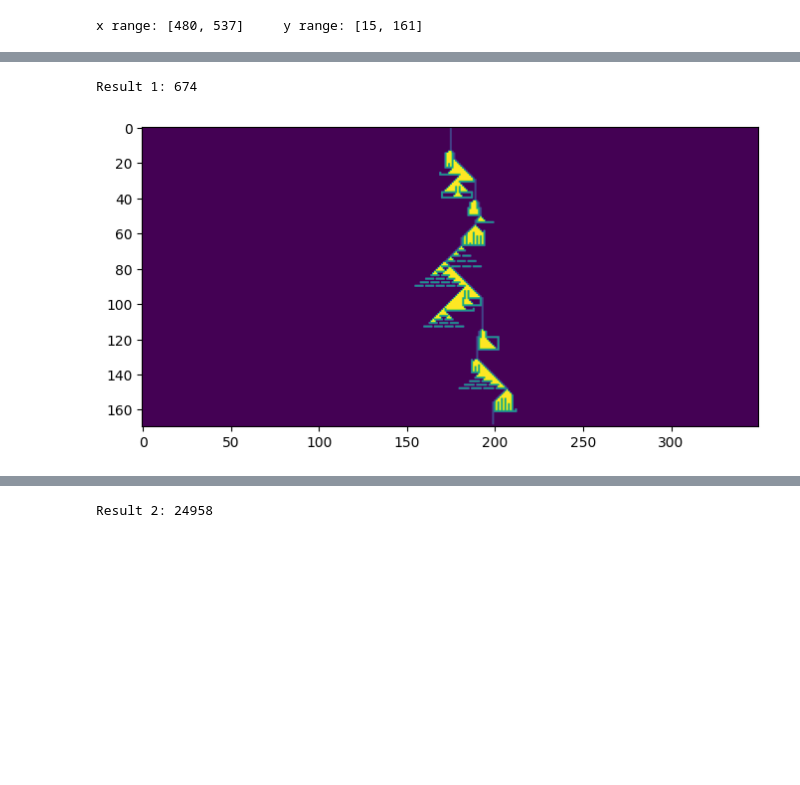
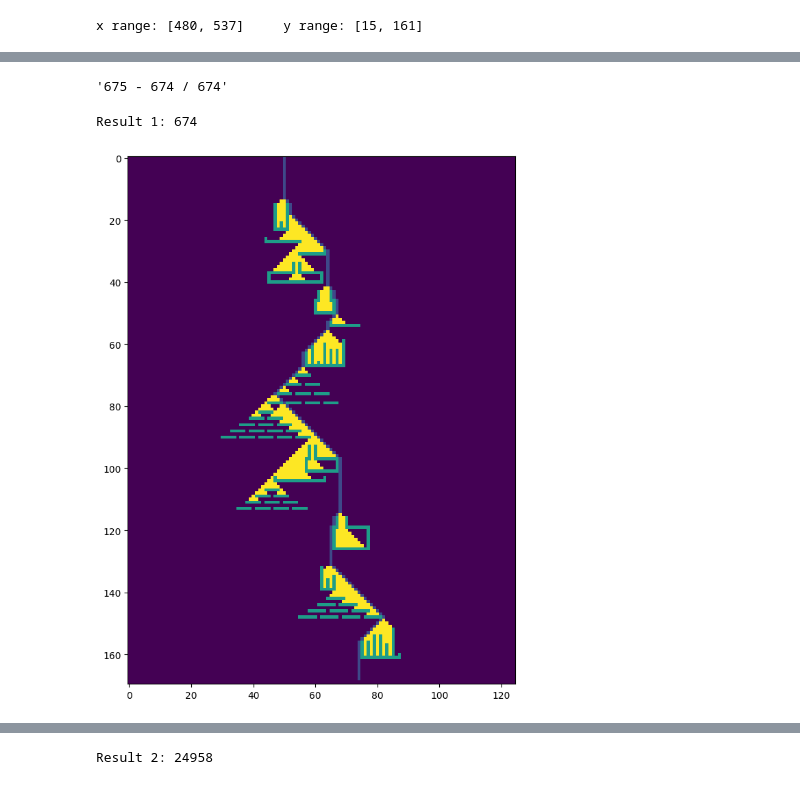
Before and after one commit to enricd/AdventOfCode, a Jupyter notebook: y_2022/day14.ipynb, the cells around one changed output, grey strips where cells are left out. Cells and saved outputs as stored; diff of their text form; code cells hidden in the pictures; blank space fills up the shorter version.

```diff
--- a/y_2022/day14.ipynb
+++ b/y_2022/day14.ipynb
@@ -48,13 +32,11 @@ input
 # %%
-x_off = 325
-
 SOURCE = 8
 SAND = 9
 TRAIL = 2
 ROCK = 5
 AIR = 0
 
-def generate_cave_map(part=1, h=170, w=350, input=input):
+def generate_cave_map(part=1, h=170, w=125, x_off=450, input=input):
     cave_map = np.zeros((h, w), dtype=np.uint8)  # i, j => y, x
     cave_map[0, 500-x_off] = SOURCE
 
@@ -79,7 +61,7 @@ def generate_cave_map(part=1, h=170, w=350, input=input):
     return cave_map
 
 
-cave_map = generate_cave_map(part=2)
+cave_map = generate_cave_map()
 
 plt.imshow(cave_map)
 plt.rcParams["figure.figsize"] = (8, 16)
@@ -89,7 +71,9 @@ plt.show()
 # %%
-def sand_simulation(cave_map, x_off=x_off):
+def sand_simulation(cave_map, x_off=450, plot=False):
     count_sand_stable = 0
     is_all_sand_falling = False
+
+    frames = []
 
     while not is_all_sand_falling:
         is_sand_stable = False
@@ -120,19 +104,49 @@ def sand_simulation(cave_map, x_off=x_off):
                 if sand_i == [0, 500-x_off]:
                     is_all_sand_falling = True
 
+        if plot:
+            plt.figure(figsize=(5,7))
+            plt.imshow(cave_map)
+            plt.title(f"Sand units: {count_sand_stable}")
+            plt.tight_layout()
+            plt.axis("off")
+            buf = io.BytesIO()
+            plt.savefig(buf, format="png")
+            buf.seek(0)
+            frames.append(Image.open(buf))
+            plt.close()
+            clear_output(wait=True)
+            display(f"{len(frames)} - {count_sand_stable} / 674")
+
+    if plot:
+        for _ in range(50):
+                    plt.figure(figsize=(5,7))
+                    plt.imshow(cave_map)
+                    plt.title(f"Sand units: {count_sand_stable}")
+                    plt.tight_layout()
+                    plt.axis("off")
+                    buf = io.BytesIO()
+                    plt.savefig(buf, format="png")
+                    buf.seek(0)
+                    frames.append(Image.open(buf))
+                    plt.close()
+        frame_one = frames[0]
+        frame_one.save("day14_part_1.gif", format="GIF", append_images=frames, save_all=True, duration=25, loop=0)
+
     return count_sand_stable
 # %%
 # ---- Part 1 ----
 
 cave_map = generate_cave_map(part=1)
 
-count_sand_stable = sand_simulation(cave_map)
+count_sand_stable = sand_simulation(cave_map, plot=True)
 
 print("Result 1:", count_sand_stable)
 
 plt.imshow(cave_map)
 plt.rcParams["figure.figsize"] = (14, 10)
 plt.show()
 # %% [output]
-Result 1: 674
+'675 - 674 / 674'
+Result 1: 674
-[figure, old version]
+[figure, new version]
```
Also changed, not shown: parts of 12 cells of this notebook, 2 other files.
